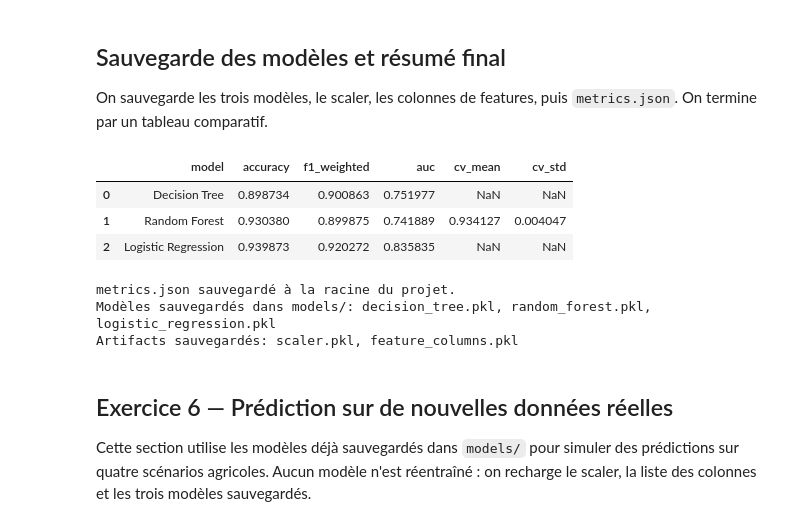
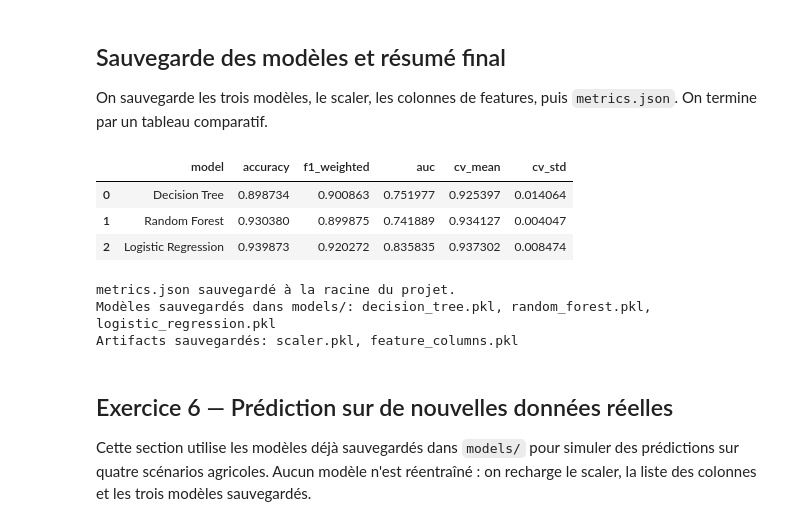
Before and after one commit to miguelandy875/agri-burundi-ml, a Jupyter notebook: notebooks/TP_Agriculture.ipynb, the cells around one changed output. Saved outputs shown, nothing was run; the diff lists cells and outputs as text; code cells hidden in the pictures.

```diff
--- a/notebooks/TP_Agriculture.ipynb
+++ b/notebooks/TP_Agriculture.ipynb
@@ -914,6 +915,19 @@ L'AUC mesure la capacité d'un modèle à classer une observation positive au-de
 On sauvegarde les trois modèles, le scaler, les colonnes de features, puis `metrics.json`. On termine par un tableau comparatif.
 # %%
 trained_models = train_and_save_all(X_train_scaled, y_train, scaler, feature_columns)
+
+dt_cv = cross_validate_model(
+    DecisionTreeClassifier(max_depth=4, criterion='gini', random_state=42),
+    X_train_scaled,
+    y_train,
+    cv=5,
+)
+lr_cv = cross_validate_model(
+    LogisticRegression(max_iter=1000, random_state=42),
+    X_train_scaled,
+    y_train,
+    cv=5,
+)
 
 compact_metrics = {
     'decision_tree': {
@@ -936,40 +950,40 @@ save_metrics(compact_metrics, path='metrics.json')
 
 summary_table = pd.DataFrame([
     {
         'model': 'Decision Tree',
         'accuracy': dt_metrics['accuracy'],
         'f1_weighted': dt_metrics['f1'],
         'auc': auc_scores['Decision Tree'],
-        'cv_mean': np.nan,
-        'cv_std': np.nan,
+        'cv_mean': dt_cv['mean_accuracy'],
+        'cv_std': dt_cv['std_accuracy'],
     },
     {
         'model': 'Random Forest',
         'accuracy': rf_metrics['accuracy'],
         'f1_weighted': rf_metrics['f1'],
         'auc': auc_scores['Random Forest'],
         'cv_mean': rf_cv['mean_accuracy'],
         'cv_std': rf_cv['std_accuracy'],
     },
     {
         'model': 'Logistic Regression',
         'accuracy': lr_metrics['accuracy'],
         'f1_weighted': lr_metrics['f1'],
         'auc': auc_scores['Logistic Regression'],
-        'cv_mean': np.nan,
-        'cv_std': np.nan,
+        'cv_mean': lr_cv['mean_accuracy'],
+        'cv_std': lr_cv['std_accuracy'],
     },
 ])
 
 display(summary_table)
 print("metrics.json sauvegardé à la racine du projet.")
 print("Modèles sauvegardés dans models/: decision_tree.pkl, random_forest.pkl, logistic_regression.pkl")
 print("Artifacts sauvegardés: scaler.pkl, feature_columns.pkl")
 # %% [output]
 |  | model | accuracy | f1_weighted | auc | cv_mean | cv_std |
-| 0 | Decision Tree | 0.898734 | 0.900863 | 0.751977 | NaN | NaN |
+| 0 | Decision Tree | 0.898734 | 0.900863 | 0.751977 | 0.925397 | 0.014064 |
 | 1 | Random Forest | 0.930380 | 0.899875 | 0.741889 | 0.934127 | 0.004047 |
-| 2 | Logistic Regression | 0.939873 | 0.920272 | 0.835835 | NaN | NaN |
+| 2 | Logistic Regression | 0.939873 | 0.920272 | 0.835835 | 0.937302 | 0.008474 |
 metrics.json sauvegardé à la racine du projet.
 Modèles sauvegardés dans models/: decision_tree.pkl, random_forest.pkl, logistic_regression.pkl
 Artifacts sauvegardés: scaler.pkl, feature_columns.pkl
```
Also changed, not shown: parts of 1 cell of this notebook.
